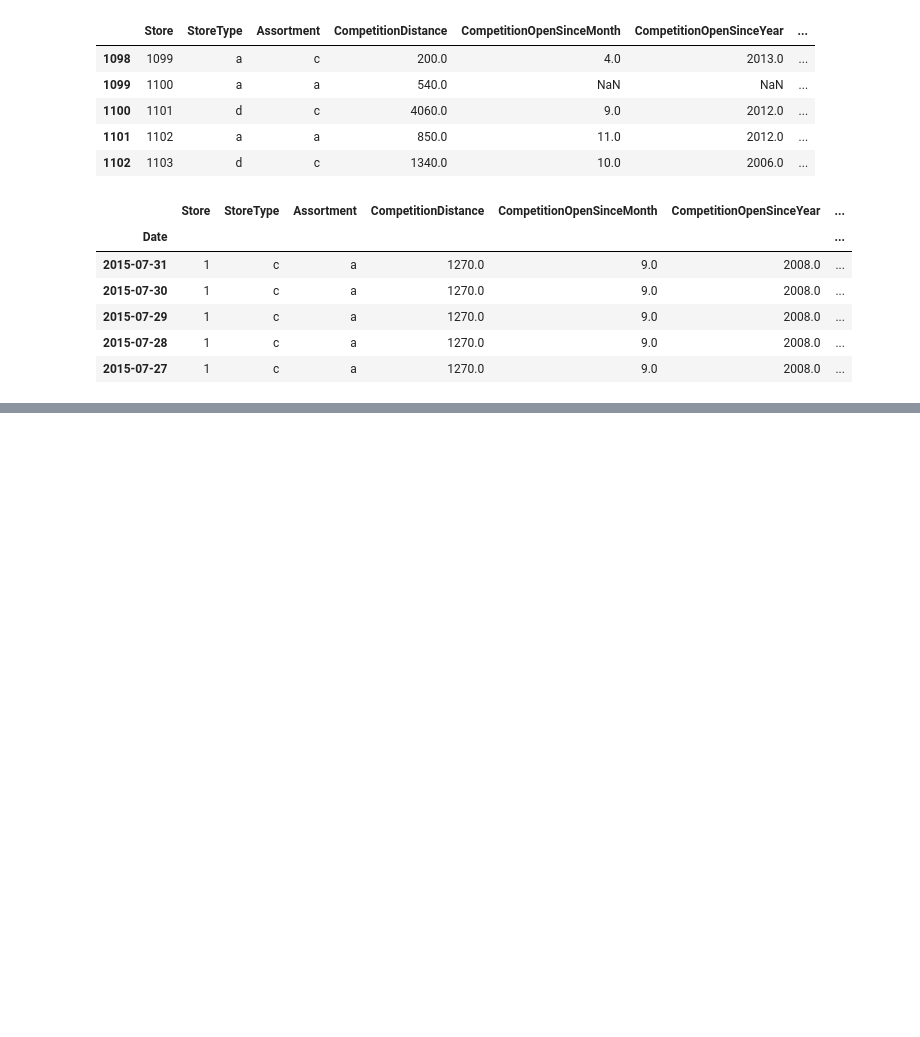
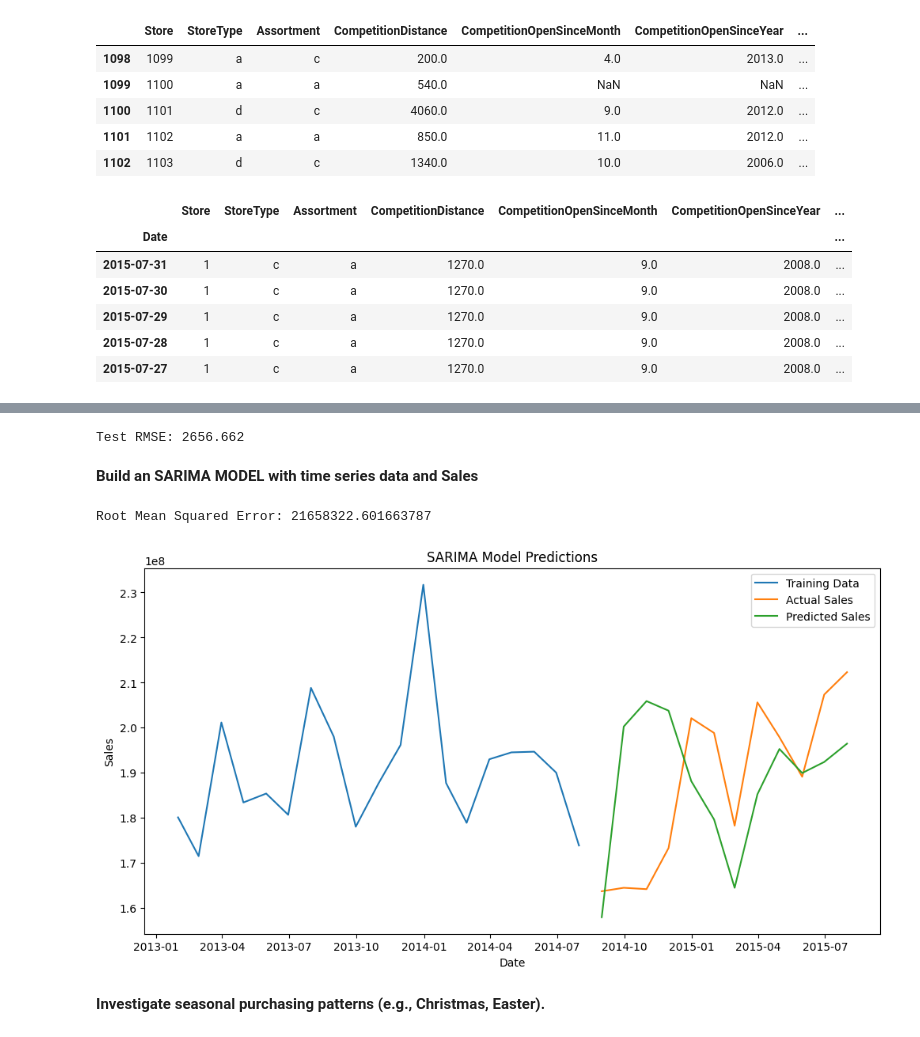
Before and after one commit to Deb052024/DeepLearning-PharmaIndustry, a Jupyter notebook: Pharma_IndustrySales_Forecasting_new.ipynb, the cells around one changed output, grey strips where cells are left out. Cells and saved outputs as stored; diff of their text form; code cells hidden in the pictures; blank space fills up the shorter version.

```diff
--- a/Pharma_IndustrySales_Forecasting_new.ipynb
+++ b/Pharma_IndustrySales_Forecasting_new.ipynb
@@ -613,30 +670,0 @@ Test RMSE: 2656.662
-# %%
-# prompt: Build SARIMA MODEL with time series data and sales
-
-from statsmodels.tsa.statespace.sarimax import SARIMAX
-
-# Assuming 'df2' is your DataFrame with 'Date' as index and 'Sales' column
-# and it has already been preprocessed as shown in your provided code.
-
-# Prepare data for time series analysis
-# Convert index to datetime if not already
-df2.index = pd.to_datetime(df2.index)
-
-# Split data into training and testing sets
-train_data = df2['Sales'][:-12]  # Last 12 data points for testing
-test_data = df2['Sales'][-12:]
-
-# Build and train the SARIMA model
-# (p, d, q) are the ARIMA model orders
-# (P, D, Q, s) are the seasonal orders - s is the periodicity (e.g., 12 for monthly data)
-# You need to find the optimal values using techniques like ACF and PACF plots
-# or automated order selection methods. These values are placeholders.
-model = SARIMAX(train_data, order=(5, 1, 0), seasonal_order=(1, 1, 1, 12))
-model_fit = model.fit()
-
-# Make predictions on the test set
-predictions = model_fit.predict(start=len(train_data), end=len(df2['Sales']) - 1)
-
-# Evaluate the model
-rmse = math.sqrt(mean_squared_error(test_data, predictions))
-print('Test RMSE: %.3f' % rmse)
@@ -675,3 +671,11 @@ print("Model and data saved to model_and_data.pkl")
+# %%
+# Evaluate the model
+rmse = math.sqrt(mean_squared_error(test_data, predictions))
+print('Test RMSE: %.3f' % rmse)
+# %% [output]
+Test RMSE: 2656.662
+# %% [markdown]
+**Build an SARIMA MODEL with time series data and Sales**
 # %%
 
 
@@ -684,6 +688,13 @@ from statsmodels.tsa.statespace.sarimax import SARIMAX
 from sklearn.metrics import mean_squared_error
 
 warnings.filterwarnings('ignore')
+
+# Load your data (replace with your actual file paths)
+df = pd.read_csv('/content/store.csv')
+df1 = pd.read_csv('/content/train.csv')
+
+# Merge the datasets (assuming you have 'Store' as a common column)
+df2 = pd.merge(df, df1, on='Store', how='inner')
 
 
 
@@ -696,34 +707,37 @@ df2_monthly = df2['Sales'].resample('M').sum()
 
 # Split data into training and testing sets
 train_data = df2_monthly[:-12]
 test_data = df2_monthly[-12:]
 
 # Fit the SARIMA model
 # Experiment with different (p, d, q) and (P, D, Q, s) values
 try:
-    model = SARIMAX(train_data, order=(5, 1, 0), seasonal_order=(1, 1, 1, 6)) # Example order, adjust as needed
+    model = SARIMAX(train_data, order=(5, 1, 0), seasonal_order=(1, 1, 2, 6)) # Example order, adjust as needed
     model_fit = model.fit()
 
     # Make predictions
     predictions = model_fit.predict(start=len(train_data), end=len(df2_monthly)-1)
 
     # Evaluate the model
     rmse = mean_squared_error(test_data, predictions, squared=False)
     print(f"Root Mean Squared Error: {rmse}")
 
     # Plot the results
     plt.figure(figsize=(12, 6))
     plt.plot(train_data, label='Training Data')
     plt.plot(test_data, label='Actual Sales')
     plt.plot(predictions, label='Predicted Sales')
     plt.title('SARIMA Model Predictions')
     plt.xlabel('Date')
     plt.ylabel('Sales')
     plt.legend()
     plt.show()
 
 except Exception as e:
     print(f"An error occurred: {e}")
+# %% [output]
+Root Mean Squared Error: 21658322.601663787
+[figure, added]
 # %%
 df2.columns
 # %%
@@ -733 +745,3 @@ df2.info()
+# %% [markdown]
+**Investigate seasonal purchasing patterns (e.g., Christmas, Easter).**
 # %%
```
Also changed, not shown: parts of 98 cells of this notebook.
